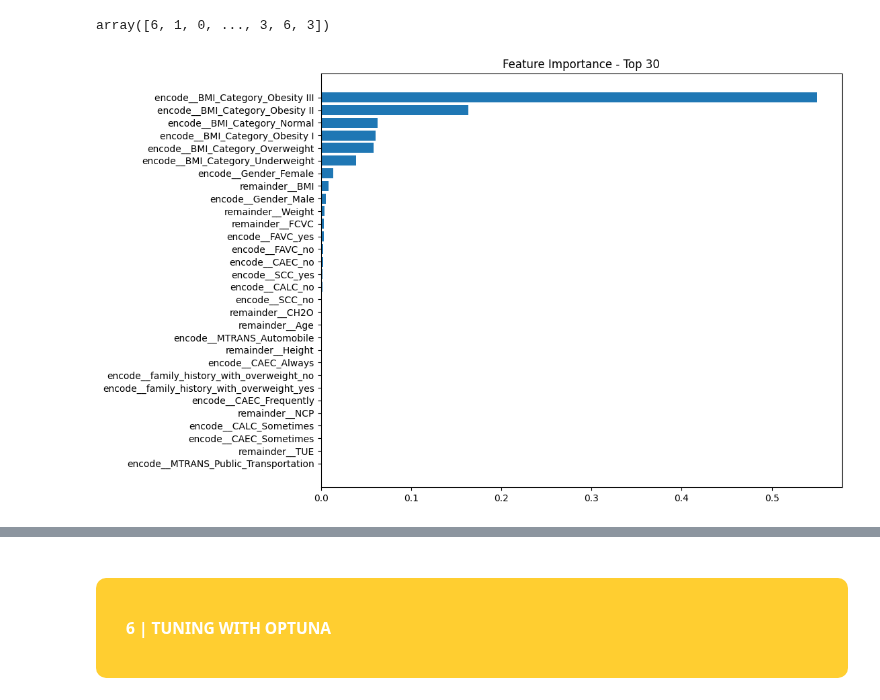
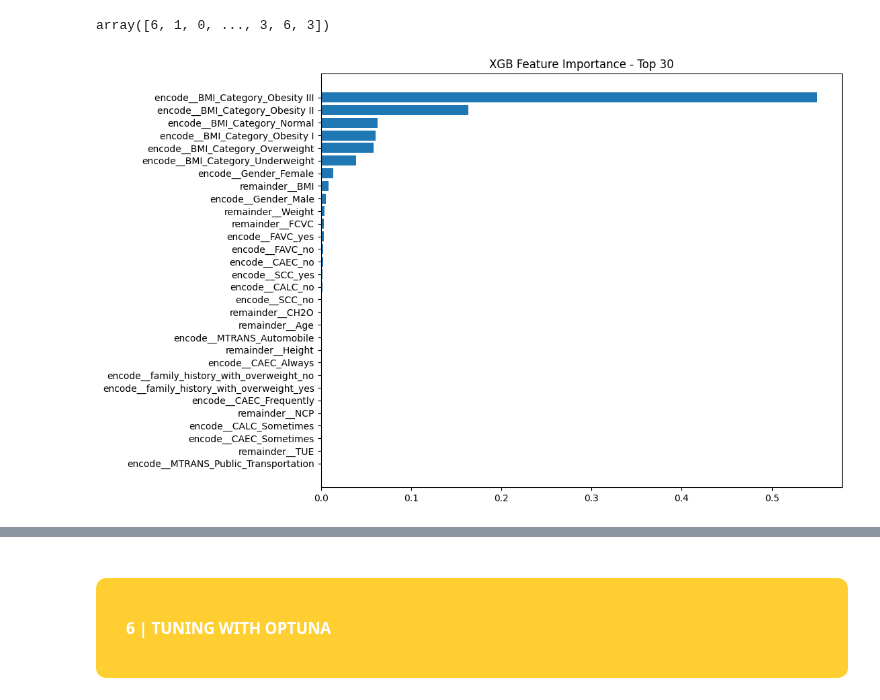
Before and after one commit to yYorky/yYorky, a Jupyter notebook: obesity-risk-xgboost-baseline.ipynb, the cells around one changed output, grey strips where cells are left out. Cells and saved outputs as stored; diff of their text form; code cells hidden in the pictures.

```diff
--- a/obesity-risk-xgboost-baseline.ipynb
+++ b/obesity-risk-xgboost-baseline.ipynb
@@ -364,21 +401,21 @@ array([6, 1, 0, ..., 3, 6, 3])
 # %%
 XGB_pipeline.fit(trainX, trainy_encoded)
 
 TOP = 30
 
 feature_importance = XGB_classifier.feature_importances_
 
 # Get the feature names from 'train'
 feature_names = df_train.columns
 
 # Sort the feature importances and get the indices of the sorted array
 sorted_idx = np.argsort(feature_importance)
 
 # Plot only the top 'TOP' features
 fig = plt.figure(figsize=(10, 8))
 plt.barh(np.arange(len(sorted_idx))[-TOP:], feature_importance[sorted_idx][-TOP:], align='center')
 plt.yticks(np.arange(len(sorted_idx))[-TOP:], feature_names[sorted_idx][-TOP:])
-plt.title(f'Feature Importance - Top {TOP}')
+plt.title(f'XGB Feature Importance - Top {TOP}')
 plt.show()
 # %% [output]
-[figure, old version]
+[figure, new version]
```
Also changed, not shown: parts of 14 cells of this notebook.
